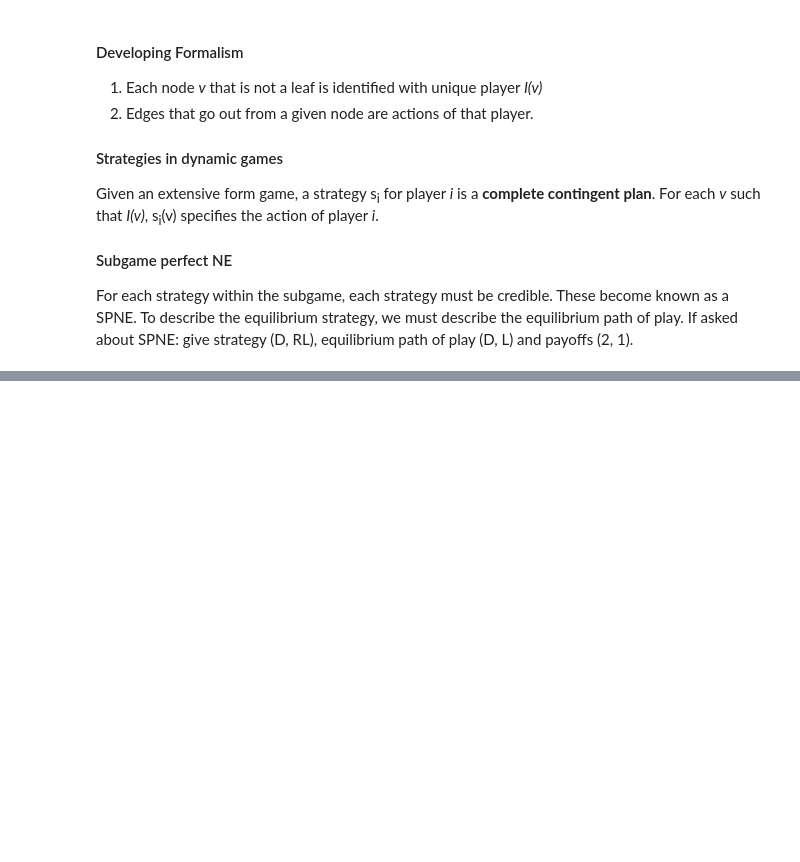
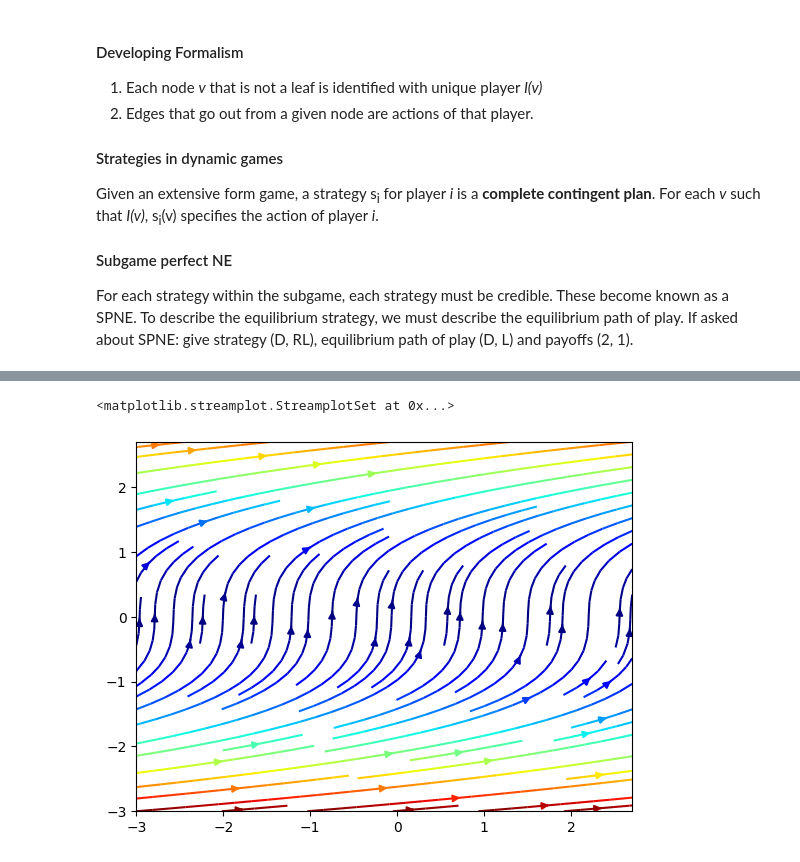
Before and after one commit to devin-gupta/GitHub, a Jupyter notebook: ms&e232/day7.ipynb, the cells around one changed output, grey strips where cells are left out. Saved outputs shown, nothing was run; the diff lists cells and outputs as text; code cells hidden in the pictures; blank space fills up the shorter version.

Commit message:
diff eqs stuff

```diff
--- a/ms&e232/day7.ipynb
+++ b/ms&e232/day7.ipynb
@@ -51,0 +89,21 @@ If asked about SPNE: give strategy (D, RL), equilibrium path of play (D, L) and
+# %%
+# plotting diff eqs with python
+
+import numpy as np
+from matplotlib.pyplot import cm
+import matplotlib.pyplot as plt
+
+nx, ny = .3, .3
+x = np.arange(-3, 3, nx)
+y = np.arange(-3, 3, ny)
+X, Y = np.meshgrid(x, y)
+# %%
+dx = np.power(Y, 2)
+dy = np.ones(dx.shape)
+
+color = dx
+lw = 1
+plt.streamplot(X,Y,dx, dy, color=color, density=1., cmap='jet', arrowsize=1)
+# %% [output]
+<matplotlib.streamplot.StreamplotSet at 0x...>
+[figure, added]
```
Also changed, not shown: parts of 3 cells of this notebook.
